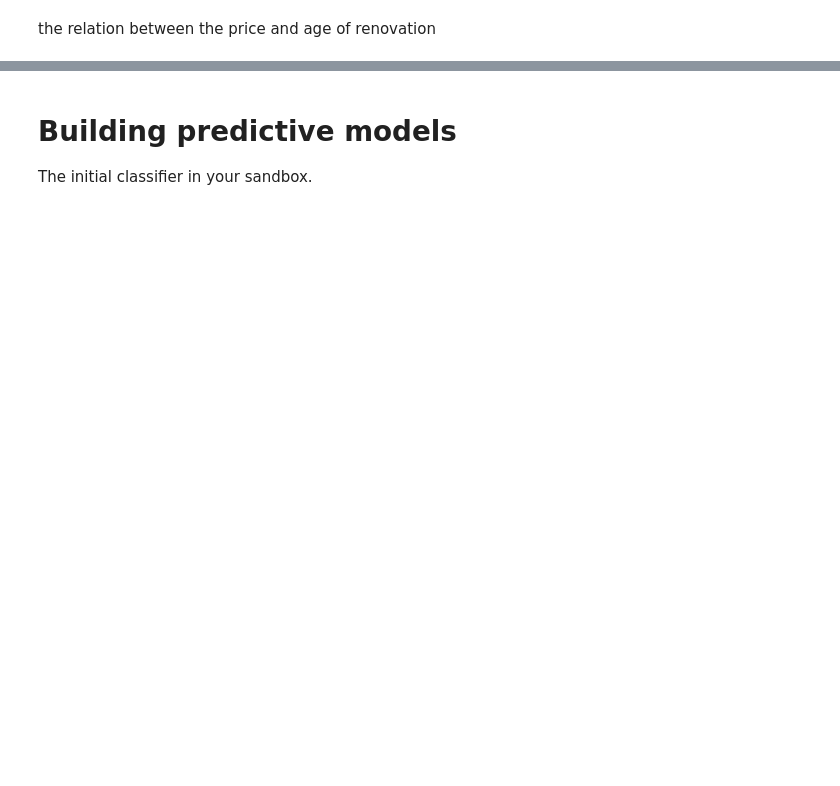
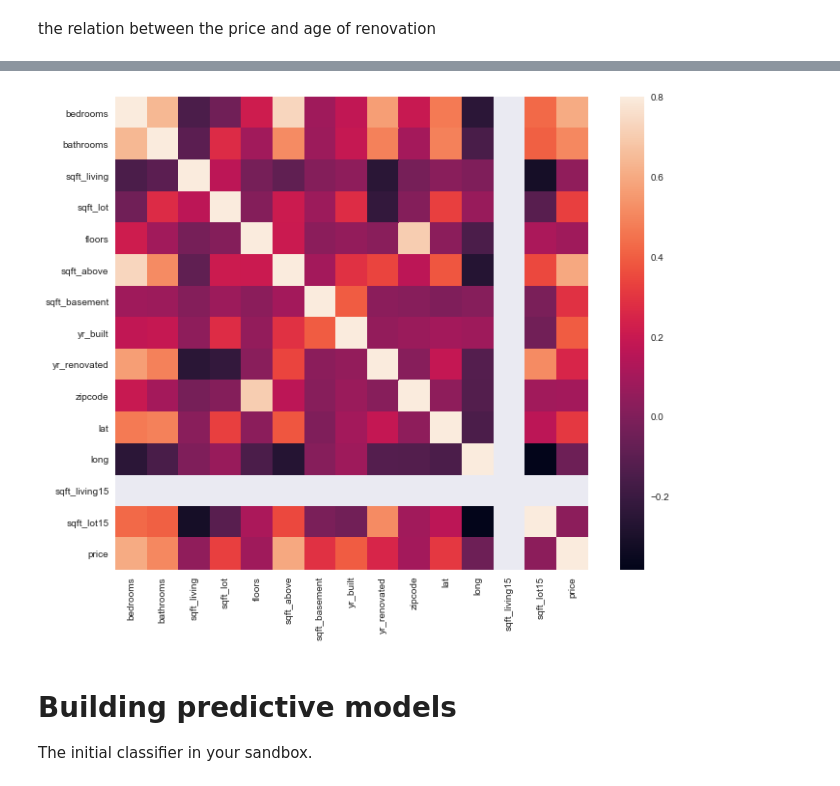
Before and after one commit to Slownite/mini_projet, a Jupyter notebook: houseprice_starting_kit/README.ipynb, the cells around one changed output, grey strips where cells are left out. Cells and saved outputs as stored; diff of their text form; code cells hidden in the pictures; blank space fills up the shorter version.

```diff
--- a/houseprice_starting_kit/README.ipynb
+++ b/houseprice_starting_kit/README.ipynb
@@ -204,3 +166,7 @@ plt.show();
+# %%
+visu.correlation(XY)
+# %% [output]
+[figure, added]
 # %% [markdown]
 # Building predictive models
 The initial classifier in your sandbox.
```
Also changed, not shown: parts of 24 cells of this notebook, 3 other files.
